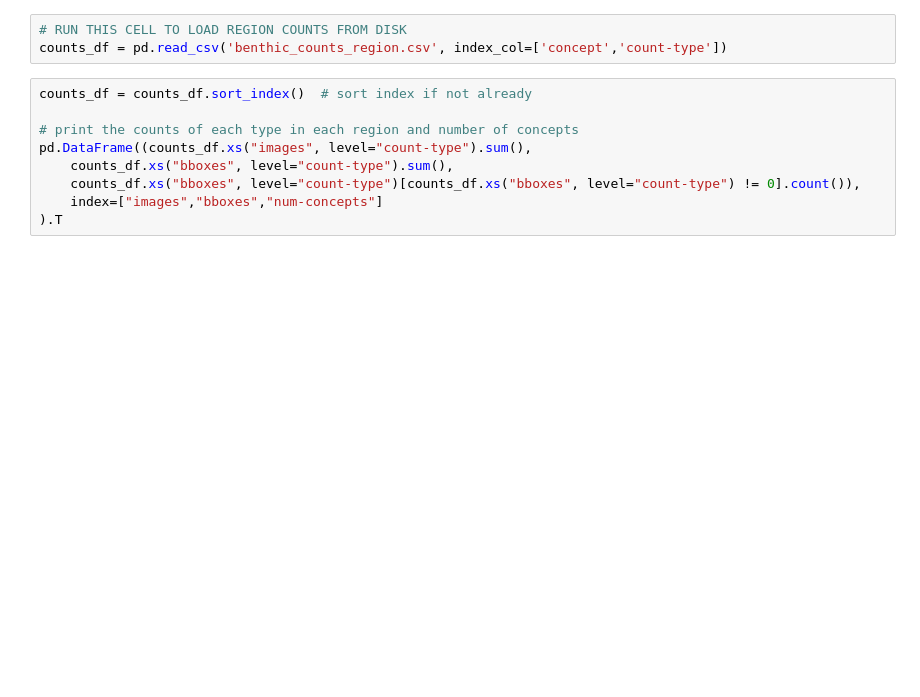
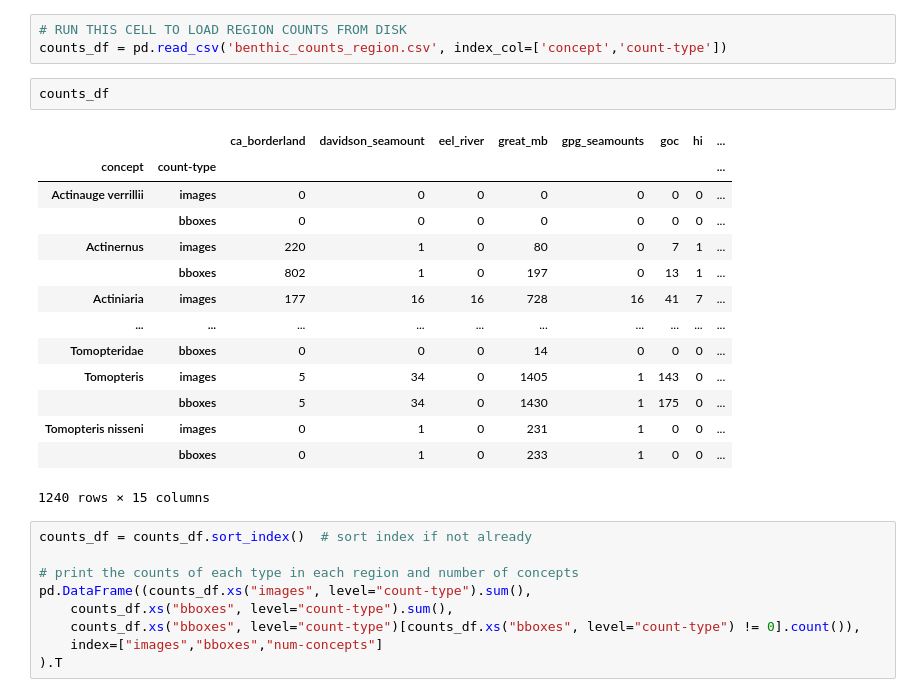
Before and after one commit to eor314/duds_explore, a Jupyter notebook: duds_explore.ipynb, the cells around one changed output. Saved outputs shown, nothing was run; the diff lists cells and outputs as text; blank space fills up the shorter version.

```diff
--- a/duds_explore.ipynb
+++ b/duds_explore.ipynb
@@ -155,6 +159,23 @@ df.to_csv('benthic_counts_region.csv')
 # %%
 # RUN THIS CELL TO LOAD REGION COUNTS FROM DISK
 counts_df = pd.read_csv('benthic_counts_region.csv', index_col=['concept','count-type'])
+# %%
+counts_df
+# %% [output]
+|  |  | ca_borderland | davidson_seamount | eel_river | great_mb | gpg_seamounts | goc | hi | ... |
+| concept | count-type |  |  |  |  |  |  |  | ... |
+| Actinauge verrillii | images | 0 | 0 | 0 | 0 | 0 | 0 | 0 | ... |
+|  | bboxes | 0 | 0 | 0 | 0 | 0 | 0 | 0 | ... |
+| Actinernus | images | 220 | 1 | 0 | 80 | 0 | 7 | 1 | ... |
+|  | bboxes | 802 | 1 | 0 | 197 | 0 | 13 | 1 | ... |
+| Actiniaria | images | 177 | 16 | 16 | 728 | 16 | 41 | 7 | ... |
+| ... | ... | ... | ... | ... | ... | ... | ... | ... | ... |
+| Tomopteridae | bboxes | 0 | 0 | 0 | 14 | 0 | 0 | 0 | ... |
+| Tomopteris | images | 5 | 34 | 0 | 1405 | 1 | 143 | 0 | ... |
+|  | bboxes | 5 | 34 | 0 | 1430 | 1 | 175 | 0 | ... |
+| Tomopteris nisseni | images | 0 | 1 | 0 | 231 | 1 | 0 | 0 | ... |
+|  | bboxes | 0 | 1 | 0 | 233 | 1 | 0 | 0 | ... |
+1240 rows × 15 columns
 # %%
 counts_df = counts_df.sort_index()  # sort index if not already
 
```
Also changed, not shown: parts of 3 cells of this notebook.
